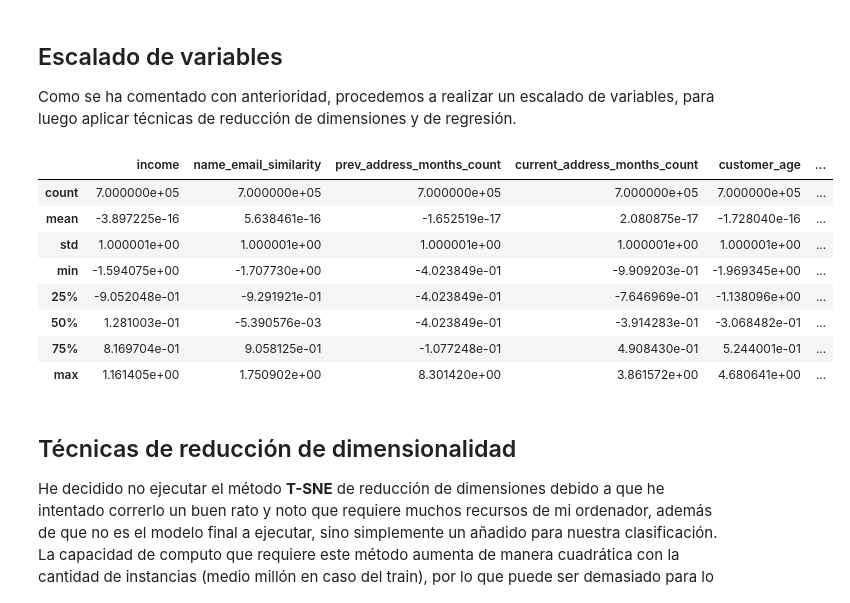
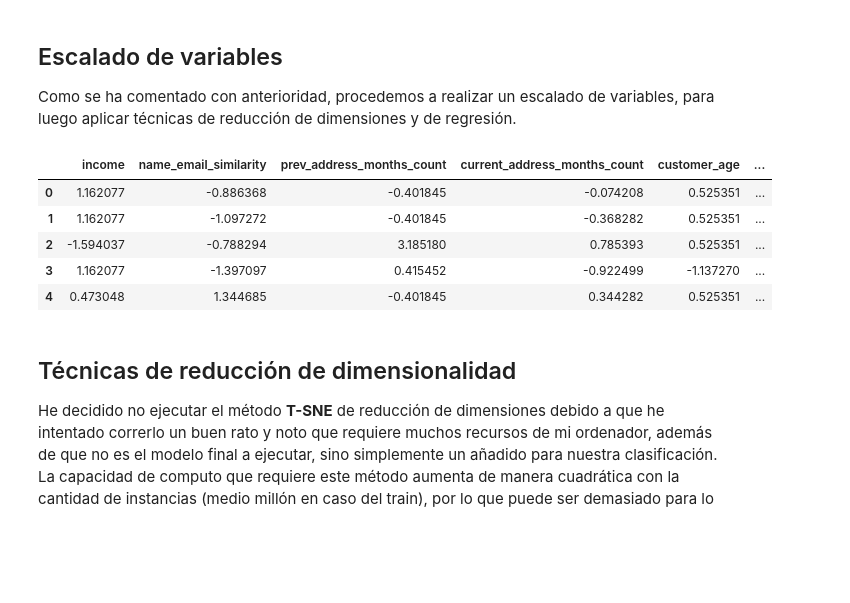
Before and after one commit to rodrifer10/mds_ml_rfc, a Jupyter notebook: ML_Project_Bank_Fraud/notebooks/03_Feature_Processing.ipynb, the cells around one changed output. Saved outputs shown, nothing was run; the diff lists cells and outputs as text; code cells hidden in the pictures; blank space fills up the shorter version.

```diff
--- a/ML_Project_Bank_Fraud/notebooks/03_Feature_Processing.ipynb
+++ b/ML_Project_Bank_Fraud/notebooks/03_Feature_Processing.ipynb
@@ -251,16 +266,16 @@ BG    0.000261
 Name: proportion, dtype: float64
 # %%
 # Defino que variables vamos a codificar:
-df_cat_oe=df_fraud_train_t[['payment_type', 'employment_status', 'housing_status']]
+df_cat_oe=df_fraud_train_t[['employment_status', 'housing_status']]
 ordinal_encoder = OrdinalEncoder()
 model_oe = ordinal_encoder.fit(df_cat_oe)
 model_oe
 # %% [output]
 OrdinalEncoder()
 # %%
-df_cat_oe_test = df_fraud_test_t[['payment_type', 'employment_status', 'housing_status']]
-df_fraud_train_t[['payment_type', 'employment_status', 'housing_status']] = pd.DataFrame(model_oe.transform(df_cat_oe),columns=df_cat_oe.columns)
-df_fraud_test_t[['payment_type', 'employment_status', 'housing_status']] = pd.DataFrame(model_oe.transform(df_cat_oe_test),columns=df_cat_oe_test.columns)
+df_cat_oe_test = df_fraud_test_t[['employment_status', 'housing_status']]
+df_fraud_train_t[['employment_status', 'housing_status']] = pd.DataFrame(model_oe.transform(df_cat_oe),columns=df_cat_oe.columns)
+df_fraud_test_t[['employment_status', 'housing_status']] = pd.DataFrame(model_oe.transform(df_cat_oe_test),columns=df_cat_oe_test.columns)
 df_fraud_train_t.head()
 # %% [output]
 |  | income | name_email_similarity | prev_address_months_count | current_address_months_count | customer_age | ... |
@@ -298,0 +319,5 @@ model_oe.categories_
+# %%
+df_cat_te=df_fraud_train_t[['payment_type']]
+te = TargetEncoder()
+model_te = te.fit(df_cat_te,df_fraud_train_t.fraud_bool)
+model_te
@@ -298,0 +326,5 @@ model_oe.categories_
+# %%
+df_cat_te_test=df_fraud_test_t[['payment_type']]
+df_fraud_train_t[['payment_type']] = pd.DataFrame(model_te.transform(df_cat_te),columns=df_cat_te.columns)
+df_fraud_test_t[['payment_type']] = pd.DataFrame(model_te.transform(df_cat_te_test),columns=df_cat_te_test.columns)
+df_fraud_train_t.payment_type.head()
@@ -344,17 +386,14 @@ model_scaled = scaler.fit(X_train)
 X_train_scaled = pd.DataFrame(scaler.transform(X_train), columns=X_train.columns, index=X_train.index)
 X_test_scaled = pd.DataFrame(scaler.transform(X_test), columns=X_test.columns, index=X_test.index)
 # %%
-X_train_scaled.describe()
+X_train_scaled.head()
 # %% [output]
 |  | income | name_email_similarity | prev_address_months_count | current_address_months_count | customer_age | ... |
-| count | 7.000000e+05 | 7.000000e+05 | 7.000000e+05 | 7.000000e+05 | 7.000000e+05 | ... |
-| mean | -3.897225e-16 | 5.638461e-16 | -1.652519e-17 | 2.080875e-17 | -1.728040e-16 | ... |
-| std | 1.000001e+00 | 1.000001e+00 | 1.000001e+00 | 1.000001e+00 | 1.000001e+00 | ... |
-| min | -1.594075e+00 | -1.707730e+00 | -4.023849e-01 | -9.909203e-01 | -1.969345e+00 | ... |
-| 25% | -9.052048e-01 | -9.291921e-01 | -4.023849e-01 | -7.646969e-01 | -1.138096e+00 | ... |
-| 50% | 1.281003e-01 | -5.390576e-03 | -4.023849e-01 | -3.914283e-01 | -3.068482e-01 | ... |
-| 75% | 8.169704e-01 | 9.058125e-01 | -1.077248e-01 | 4.908430e-01 | 5.244001e-01 | ... |
-| max | 1.161405e+00 | 1.750902e+00 | 8.301420e+00 | 3.861572e+00 | 4.680641e+00 | ... |
+| 0 | 1.162077 | -0.886368 | -0.401845 | -0.074208 | 0.525351 | ... |
+| 1 | 1.162077 | -1.097272 | -0.401845 | -0.368282 | 0.525351 | ... |
+| 2 | -1.594037 | -0.788294 | 3.185180 | 0.785393 | 0.525351 | ... |
+| 3 | 1.162077 | -1.397097 | 0.415452 | -0.922499 | -1.137270 | ... |
+| 4 | 0.473048 | 1.344685 | -0.401845 | 0.344282 | 0.525351 | ... |
 # %% [markdown]
 ## Técnicas de reducción de dimensionalidad
 
```
Also changed, not shown: parts of 66 cells of this notebook, 19 other files.
